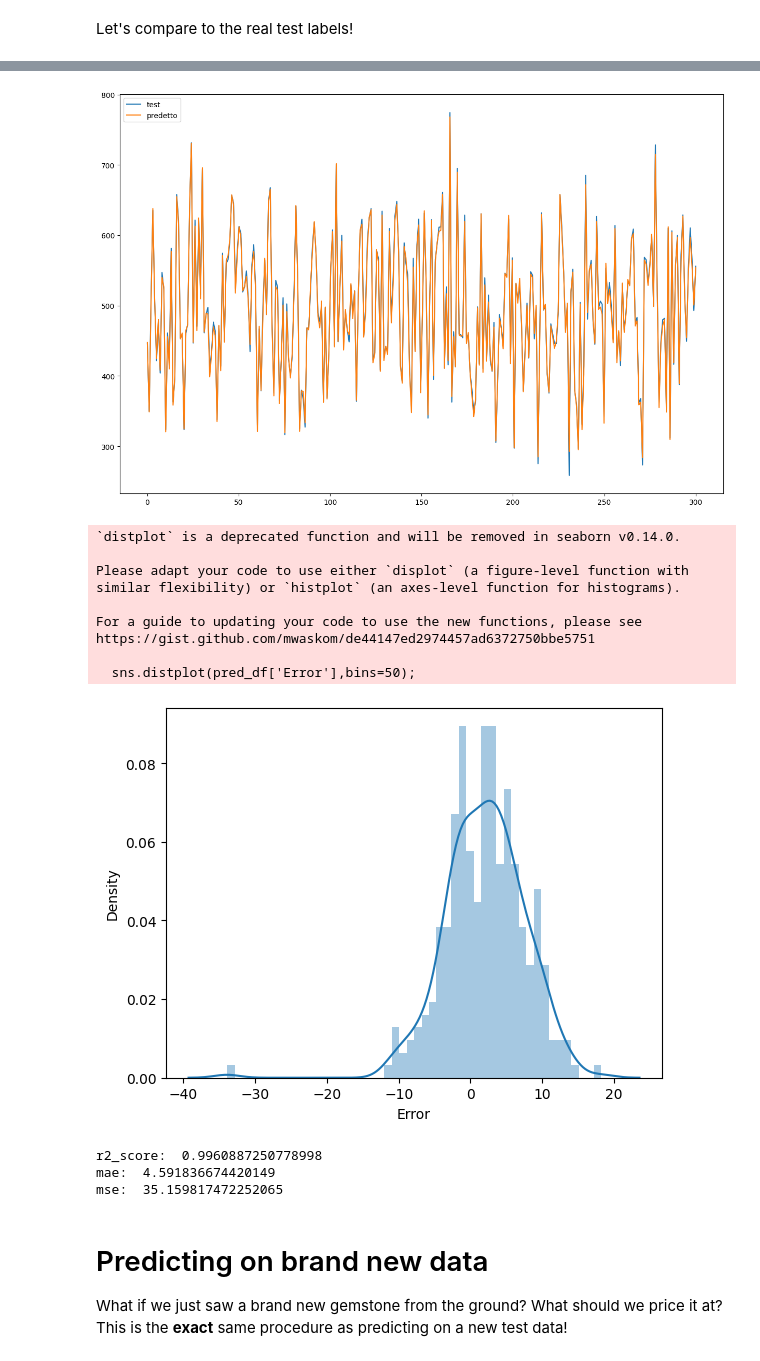
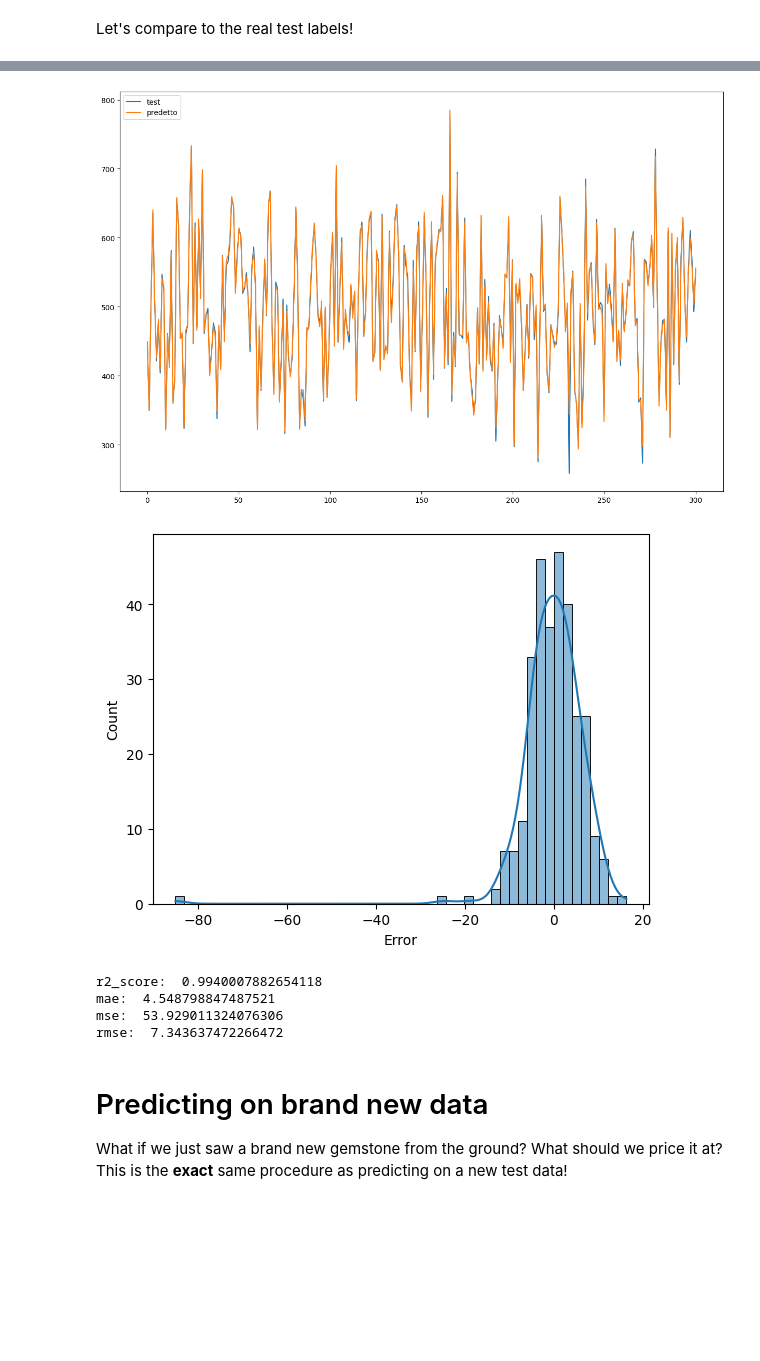
Before and after one commit to Frenz86/DeepLearning, a Jupyter notebook: python/Less04/04.1_Keras_regression_Basics.ipynb, the cells around one changed output, grey strips where cells are left out. Saved outputs shown, nothing was run; the diff lists cells and outputs as text; code cells hidden in the pictures; blank space fills up the shorter version.

```diff
--- a/python/Less04/04.1_Keras_regression_Basics.ipynb
+++ b/python/Less04/04.1_Keras_regression_Basics.ipynb
@@ -298,14 +342,15 @@ X_train.shape[1]==2 #how many features?
 # %% [output]
 True
 # %%
-model = Sequential()
+model = Sequential()  #empty
+model.add(Input(shape=(X_train.shape[1],)))   # input — usa shape[1] per il n° di feature
 
-model.add(Dense(4,input_dim=X_train.shape[1],activation='relu'))
-model.add(Dense(4,activation='relu'))
-model.add(Dense(4,activation='relu'))
+model.add(Dense(4,activation='relu')) # hidden1
+model.add(Dense(4,activation='relu')) # hidden2
+model.add(Dense(2,activation='relu')) # hidden3
 
 # Final output node for prediction
-model.add(Dense(1,activation='linear'))
+model.add(Dense(1,activation='linear')) # output
 # %% [markdown]
 ### RMSPROP
 RMSPROP algorithm that’s used for full-batch optimization. RMSPROP tries to resolve the problem that gradients may vary widely in magnitudes. Some gradients may be tiny and others may be huge, which result in very difficult problem — trying to find a single global learning rate for the algorithm. If we use full-batch learning we can cope with this problem by only using the sign of the gradient. With that, we can guarantee that all weight updates are of the same size. This adjustment helps a great deal with saddle points and plateaus as we take big enough steps even with tiny gradients.
@@ -350,7 +395,7 @@ Below are some common definitions that are necessary to know and understand to c
 * Epoch: an arbitrary cutoff, generally defined as "one pass over the entire dataset", used to separate training into distinct phases, which is useful for logging and periodic evaluation.
 # %%
 model.fit(X_train,y_train,
-          epochs=250
+          epochs=250,
           )
 # %% [output]
 Epoch 1/250
@@ -481,21 +530,12 @@ plt.plot(x, y_test, label='test')
 plt.plot(x, y_pred, label='predetto')
 plt.legend(loc=2);
 # %% [output]
-[figure, old version]
+[figure, new version]
 # %%
 pred_df['Error'] = pred_df['Reali'] - pred_df['Predetti']
 # %%
-sns.distplot(pred_df['Error'],bins=50);
+sns.histplot(pred_df['Error'], bins=50, kde=True);
 # %% [output]
-`distplot` is a deprecated function and will be removed in seaborn v0.14.0.
-
-Please adapt your code to use either `displot` (a figure-level function with
-similar flexibility) or `histplot` (an axes-level function for histograms).
-
-For a guide to updating your code to use the new functions, please see
-https://gist.github.com/mwaskom/de44147ed2974457ad6372750bbe5751
-
-  sns.distplot(pred_df['Error'],bins=50);
-[figure, old version]
+[figure, new version]
 # %%
 from sklearn.metrics import r2_score
@@ -504,14 +544,17 @@ from sklearn.metrics import mean_absolute_error, mean_squared_error
 score = r2_score(y_test, y_pred)
 mae = mean_absolute_error(y_test, y_pred)
 mse = mean_squared_error(y_test, y_pred)
+rmse = root_mean_squared_error(y_test, y_pred)
 
 print('r2_score: ', score)
 print('mae: ', mae)
 print('mse: ', mse)
+print('rmse: ', rmse)
 # %% [output]
-r2_score:  0.9960887250778998
-mae:  4.591836674420149
-mse:  35.159817472252065
+r2_score:  0.9940007882654118
+mae:  4.548798847487521
+mse:  53.929011324076306
+rmse:  7.343637472266472
 # %% [markdown]
 # Predicting on brand new data
 
```
Also changed, not shown: parts of 44 cells of this notebook.
